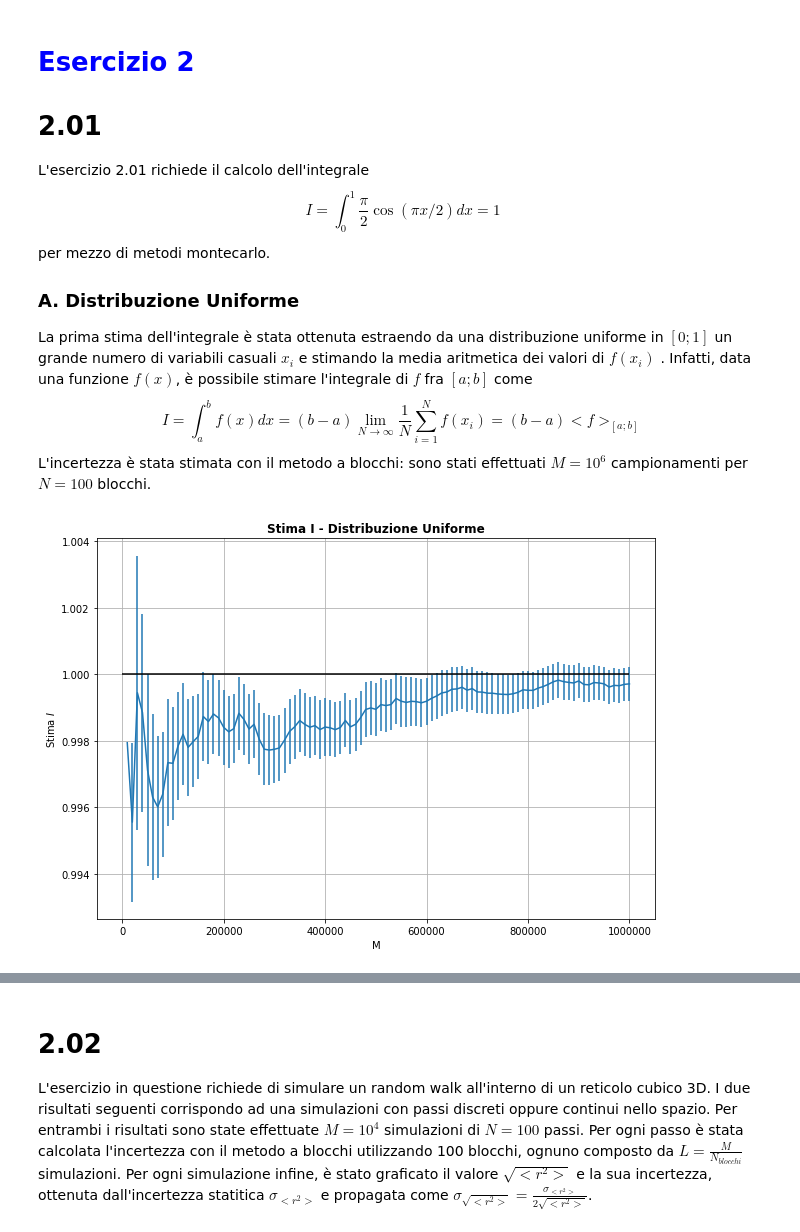
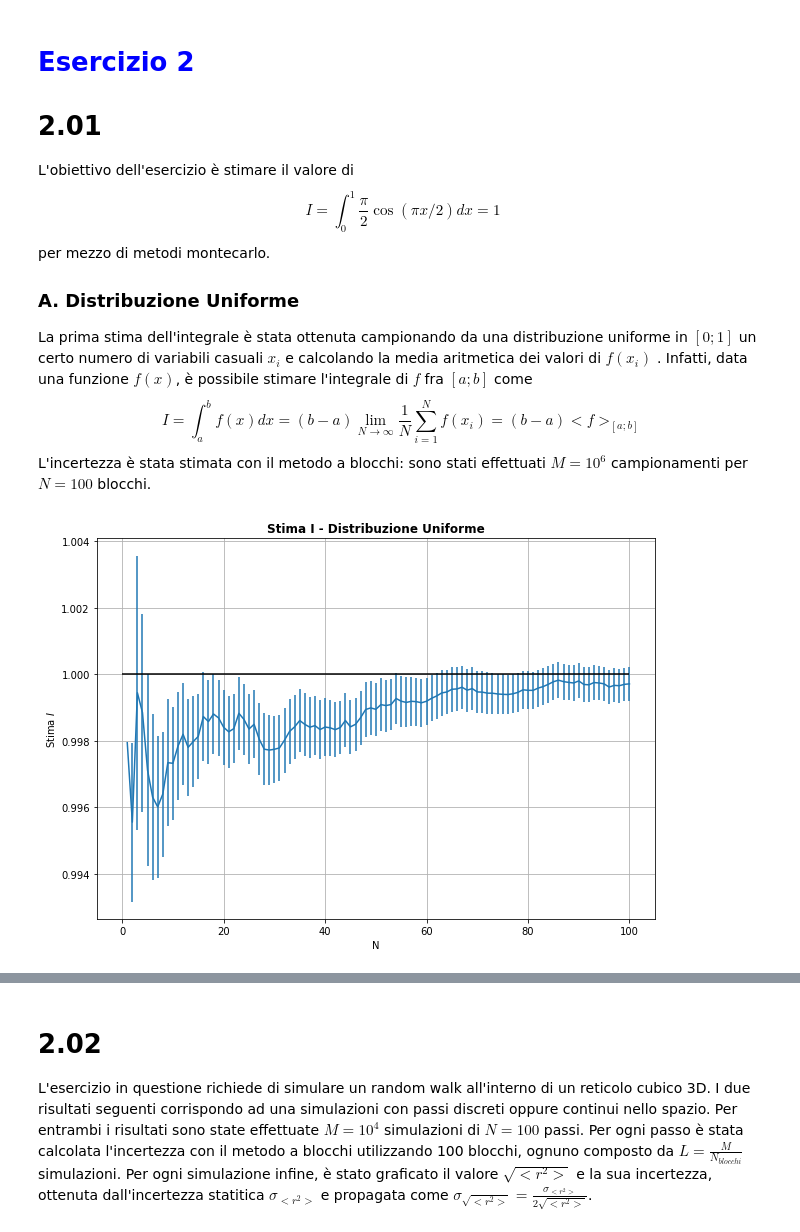
Before and after one commit to riccardozana/LSN_Zana, a Jupyter notebook: Esercizio_2/Esericizio_2.ipynb, the cells around one changed output, grey strips where cells are left out. Saved outputs shown, nothing was run; the diff lists cells and outputs as text; code cells hidden in the pictures.

```diff
--- a/Esercizio_2/Esericizio_2.ipynb
+++ b/Esercizio_2/Esericizio_2.ipynb
@@ -1,30 +1,31 @@
 # %% [markdown]
 # <span style="color:blue"> Esercizio 2
 # 2.01
-L'esercizio 2.01 richiede il calcolo dell'integrale $$I = \int_0^1 \frac{\pi}{2}\cos(\pi x/2) dx = 1$$ per mezzo di metodi montecarlo.
+L'obiettivo dell'esercizio è stimare il valore di
+$$I = \int_0^1 \frac{\pi}{2}\cos(\pi x/2) dx = 1$$ per mezzo di metodi montecarlo.
 
 ### A. Distribuzione Uniforme
-La prima stima dell'integrale è stata ottenuta estraendo da una distribuzione uniforme in $[0; 1]$ un grande numero di variabili casuali $x_i$ e stimando la media aritmetica dei valori di $f(x_i)$ . Infatti, data una funzione $f(x)$, è possibile stimare l'integrale di $f$ fra $[a; b]$ come $$I=\int_a^b f(x)dx=(b-a)\lim_{N \to \infty} \frac{1}{N}\sum\limits_{i=1}^N f(x_i) = (b-a)<f>_{[a;b]}$$
+La prima stima dell'integrale è stata ottenuta campionando da una distribuzione uniforme in $[0; 1]$ un certo numero di variabili casuali $x_i$ e calcolando la media aritmetica dei valori di $f(x_i)$ . Infatti, data una funzione $f(x)$, è possibile stimare l'integrale di $f$ fra $[a; b]$ come $$I=\int_a^b f(x)dx=(b-a)\lim_{N \to \infty} \frac{1}{N}\sum\limits_{i=1}^N f(x_i) = (b-a)<f>_{[a;b]}$$
 L'incertezza è stata stimata con il metodo a blocchi: sono stati effettuati $M=10^6$ campionamenti per $N=100$ blocchi.
 # %%
 import matplotlib
 import matplotlib.pyplot as plt
 import numpy as np
 
 x,y,err=np.loadtxt("ex_2.01/Iunif.out", usecols=(0, 1, 2), unpack=True)
 
 fig=plt.figure(figsize=(10, 7))
 
-plt.errorbar(x,y,yerr=err,)
+plt.errorbar(x/10000,y,yerr=err,)
 
-plt.hlines(1, 0, 1000000)
-plt.xlabel('M')
+plt.hlines(1, 0, 100)
+plt.xlabel('N')
 plt.ylabel('Stima $I$')
 plt.title("Stima I - Distribuzione Uniforme", fontweight="bold")
 plt.grid(True)
 plt.show()
 # %% [output]
-[figure, old version]
+[figure, new version]
 # %% [markdown]
 
 ### B. Metodo Importance Sampling
```
Also changed, not shown: parts of 5 cells of this notebook, 1 other file.
